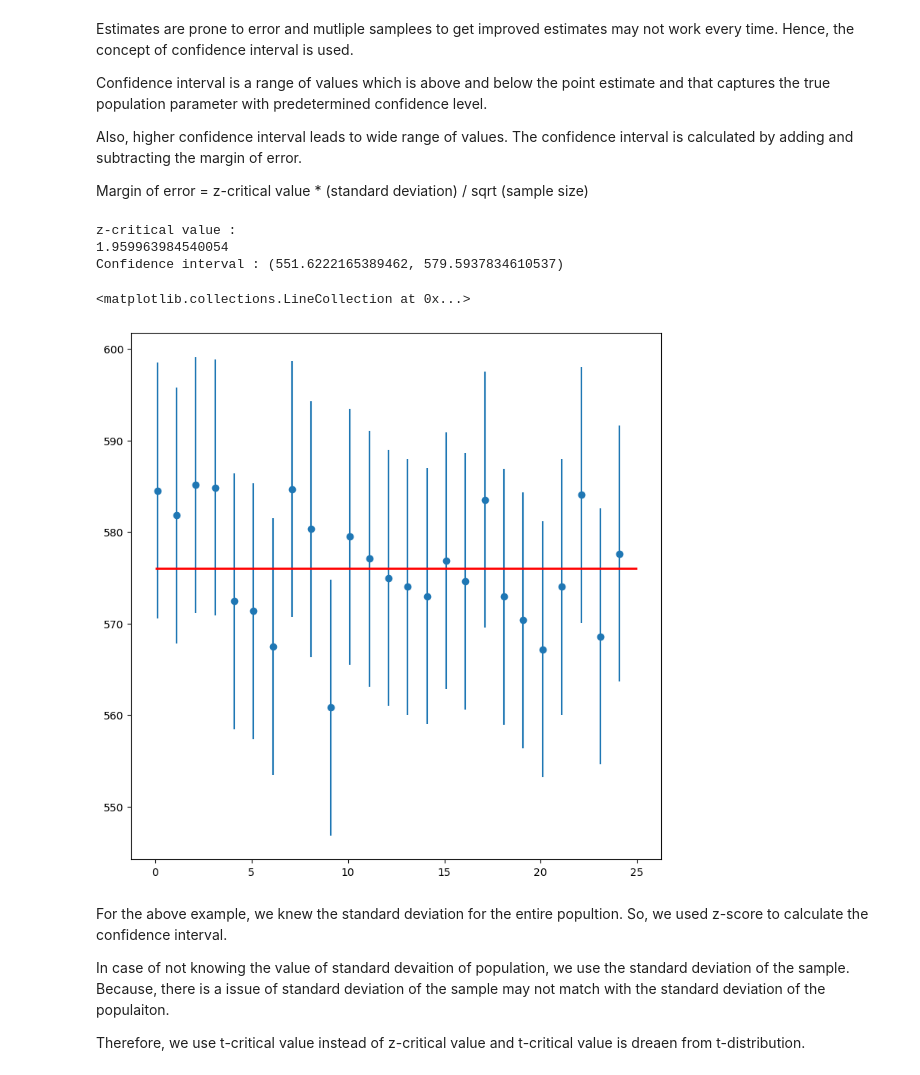
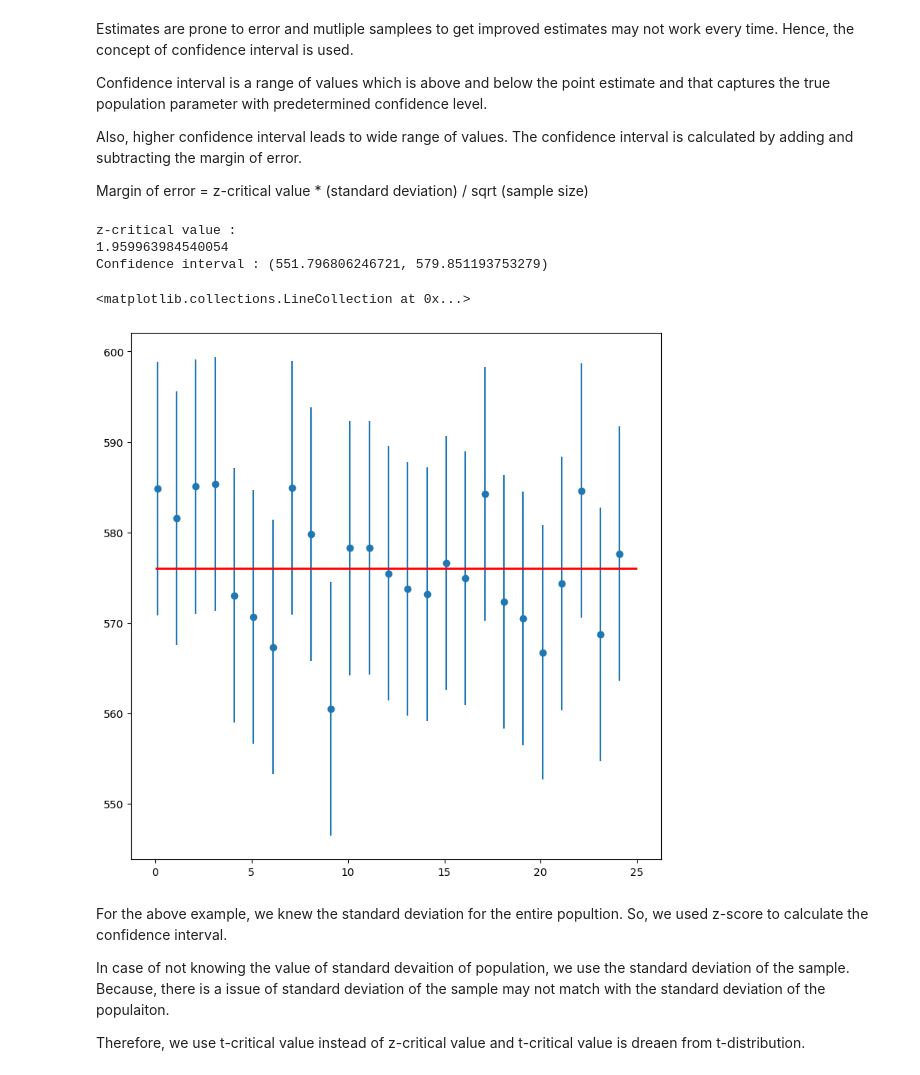
Before and after one commit to AakashRevankar/stats_concepts, a Jupyter notebook: 5_Estimation.ipynb, the cells around one changed output. Cells and saved outputs as stored; diff of their text form; code cells hidden in the pictures.

```diff
--- a/5_Estimation.ipynb
+++ b/5_Estimation.ipynb
@@ -22,10 +22,10 @@ Also, the sample mean is not same as population mean. The difference can be caus
 np.random.seed(10)
 
 #Generate data for frequent business travellers
-segment1_spending = stats.poisson.rvs(loc = 600, mu = 160, size = 150000)
+segment1_spending = stats.poisson.rvs(loc = 160, mu = 600, size = 150000)
 
 #Generate data for occasional leisure travellers
-segment2_spending = stats.poisson.rvs(loc = 200, mu = 100, size = 100000)
+segment2_spending = stats.poisson.rvs(loc = 100, mu = 200, size = 100000)
 
 #Concatenate the data from both segments
 population_customer_spending = np.concatenate((segment1_spending, segment2_spending))
@@ -153,7 +153,7 @@ print("Confidence interval :", confidence_interval )
 # %% [output]
 z-critical value :
 1.959963984540054
-Confidence interval : (551.6222165389462, 579.5937834610537)
+Confidence interval : (551.796806246721, 579.851193753279)
 # %%
 # Writing this program to show the error plot
 
@@ -182,18 +182,18 @@ for sample in range(25):
 # %%
 plt.figure(figsize = (9, 9))
 
 plt.errorbar(x = np.arange(0.1, 25, 1),
              y = sample_means,
              yerr = [(top-bot)/2 for top, bot in intervals],
              fmt = 'o')
 
 plt.hlines(xmin = 0, xmax = 25,
-           y = 576.007548,
+           y = 576.014,
            linewidth = 2.0,
            color = "red")
 # %% [output]
 <matplotlib.collections.LineCollection at 0x...>
-[figure, old version]
+[figure, new version]
 # %% [markdown]
  For the above example, we knew the standard deviation for the entire popultion. So, we used z-score to calculate the confidence interval.
 
```
Also changed, not shown: parts of 9 cells of this notebook.
